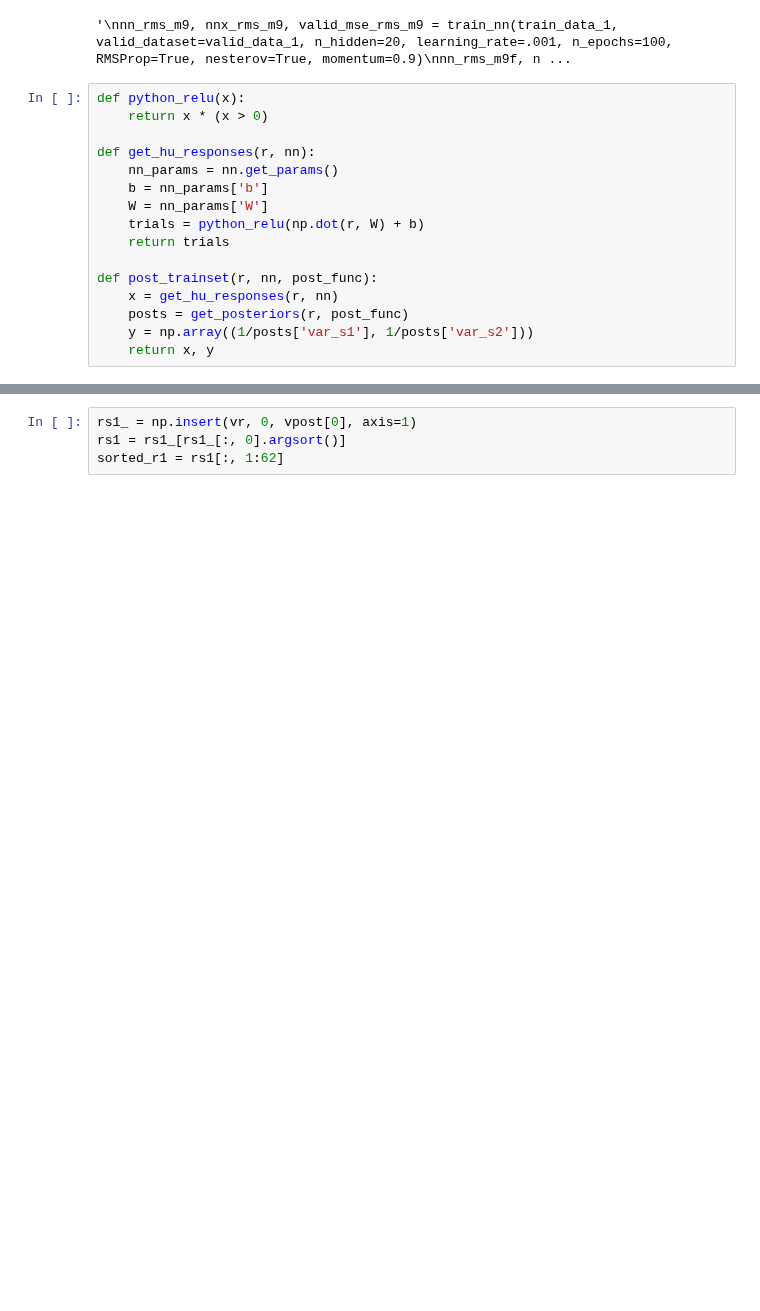
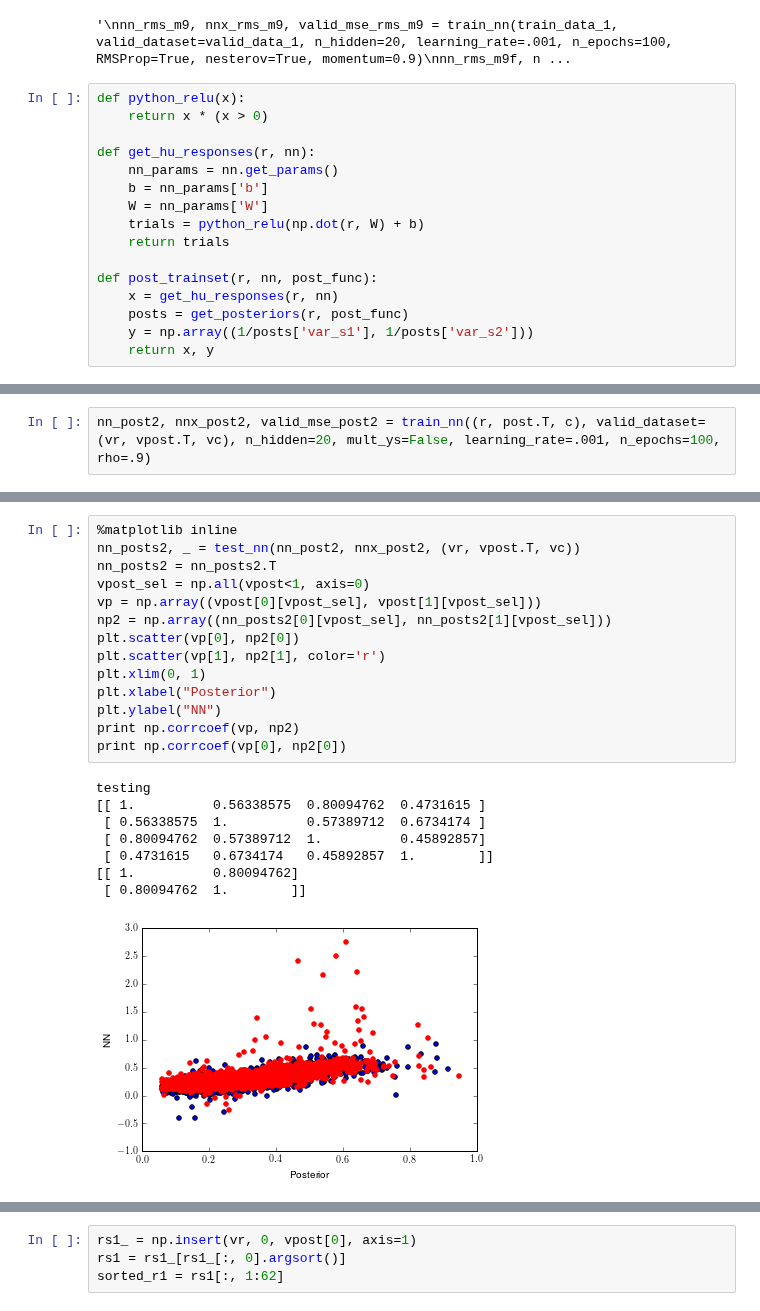
Before and after one commit to NYUMaLab/Divisive_Normalization_Project, a Jupyter notebook: Code/Demixing/Demixing DNN.ipynb, the cells around one changed output, grey strips where cells are left out. Saved outputs shown, nothing was run; the diff lists cells and outputs as text; blank space fills up the shorter version.

```diff
--- a/Code/Demixing/Demixing DNN.ipynb
+++ b/Code/Demixing/Demixing DNN.ipynb
@@ -1321,0 +1327,2 @@ epoch 99, minibatch 1000/1000, validation error 2.677712
+# %%
+nn_post2, nnx_post2, valid_mse_post2 = train_nn((r, post.T, c), valid_dataset=(vr, vpost.T, vc), n_hidden=20, mult_ys=False, learning_rate=.001, n_epochs=100, rho=.9)
@@ -1321,0 +1376,23 @@ epoch 99, minibatch 1000/1000, validation error 2.677712
+# %%
+%matplotlib inline
+nn_posts2, _ = test_nn(nn_post2, nnx_post2, (vr, vpost.T, vc))
+nn_posts2 = nn_posts2.T
+vpost_sel = np.all(vpost<1, axis=0)
+vp = np.array((vpost[0][vpost_sel], vpost[1][vpost_sel]))
+np2 = np.array((nn_posts2[0][vpost_sel], nn_posts2[1][vpost_sel]))
+plt.scatter(vp[0], np2[0])
+plt.scatter(vp[1], np2[1], color='r')
+plt.xlim(0, 1)
+plt.xlabel("Posterior")
+plt.ylabel("NN")
+print np.corrcoef(vp, np2)
+print np.corrcoef(vp[0], np2[0])
+# %% [output]
+testing
+[[ 1.          0.56338575  0.80094762  0.4731615 ]
+ [ 0.56338575  1.          0.57389712  0.6734174 ]
+ [ 0.80094762  0.57389712  1.          0.45892857]
+ [ 0.4731615   0.6734174   0.45892857  1.        ]]
+[[ 1.          0.80094762]
+ [ 0.80094762  1.        ]]
+[figure, added]
```
Also changed, not shown: parts of 17 cells of this notebook, 1 other file.
